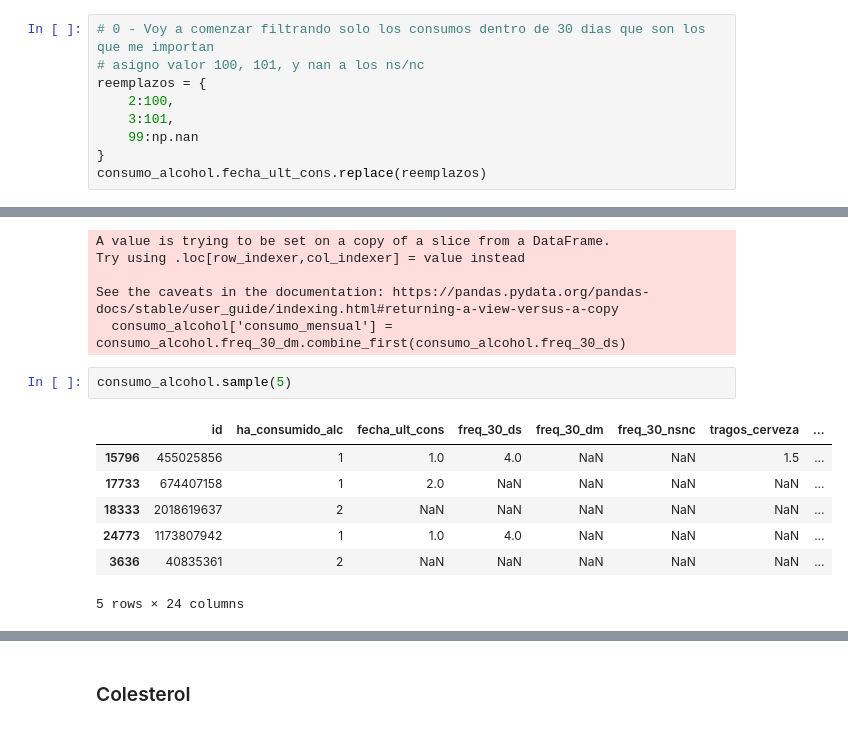
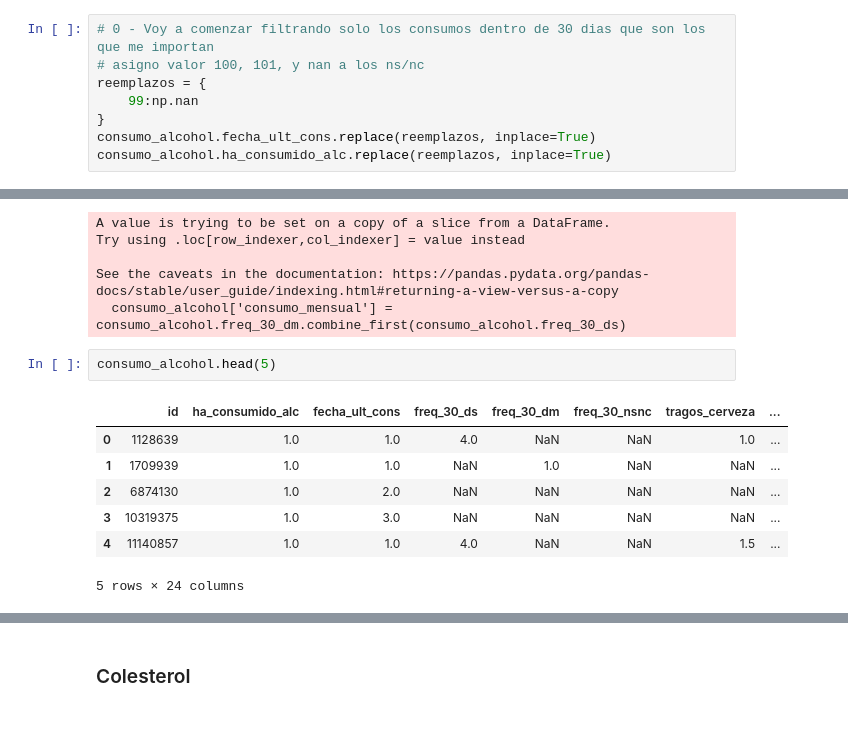
Before and after one commit to Data-Science-YPF/factores_riesgo, a Jupyter notebook: analisisBD.ipynb, the cells around one changed output, grey strips where cells are left out. Saved outputs shown, nothing was run; the diff lists cells and outputs as text.

```diff
--- a/analisisBD.ipynb
+++ b/analisisBD.ipynb
@@ -456,9 +426,8 @@ Las categorias quedaran definidas de la siguiente:
 # 0 - Voy a comenzar filtrando solo los consumos dentro de 30 dias que son los que me importan
 # asigno valor 100, 101, y nan a los ns/nc
 reemplazos = {
-    2:100,
-    3:101,
     99:np.nan
 }
-consumo_alcohol.fecha_ult_cons.replace(reemplazos)
+consumo_alcohol.fecha_ult_cons.replace(reemplazos, inplace=True)
+consumo_alcohol.ha_consumido_alc.replace(reemplazos, inplace=True)
 # %% [output]
@@ -507,14 +480,14 @@ Try using .loc[row_indexer,col_indexer] = value instead
 See the caveats in the documentation: https://pandas.pydata.org/pandas-docs/stable/user_guide/indexing.html#returning-a-view-versus-a-copy
   consumo_alcohol['consumo_mensual'] = consumo_alcohol.freq_30_dm.combine_first(consumo_alcohol.freq_30_ds)
 # %%
-consumo_alcohol.sample(5)
+consumo_alcohol.head(5)
 # %% [output]
 |  | id | ha_consumido_alc | fecha_ult_cons | freq_30_ds | freq_30_dm | freq_30_nsnc | tragos_cerveza | ... |
-| 15796 | 455025856 | 1 | 1.0 | 4.0 | NaN | NaN | 1.5 | ... |
-| 17733 | 674407158 | 1 | 2.0 | NaN | NaN | NaN | NaN | ... |
-| 18333 | 2018619637 | 2 | NaN | NaN | NaN | NaN | NaN | ... |
-| 24773 | 1173807942 | 1 | 1.0 | 4.0 | NaN | NaN | NaN | ... |
-| 3636 | 40835361 | 2 | NaN | NaN | NaN | NaN | NaN | ... |
+| 0 | 1128639 | 1.0 | 1.0 | 4.0 | NaN | NaN | 1.0 | ... |
+| 1 | 1709939 | 1.0 | 1.0 | NaN | 1.0 | NaN | NaN | ... |
+| 2 | 6874130 | 1.0 | 2.0 | NaN | NaN | NaN | NaN | ... |
+| 3 | 10319375 | 1.0 | 3.0 | NaN | NaN | NaN | NaN | ... |
+| 4 | 11140857 | 1.0 | 1.0 | 4.0 | NaN | NaN | 1.5 | ... |
 5 rows × 24 columns
 # %%
 # voy a filtrar solo las columnas utiles en una tabla auxiliar, con esperanza de optimizar el proceso de creacion de la tabla de frecuencia de consumo
```
Also changed, not shown: parts of 22 cells of this notebook, 1 other file.
